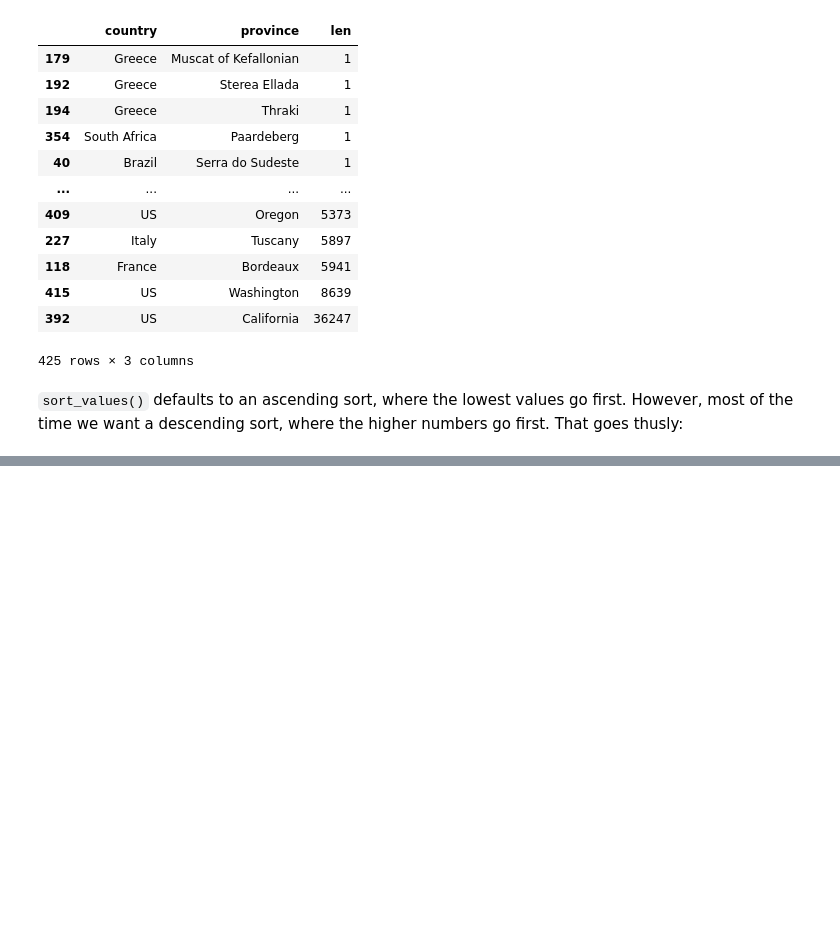
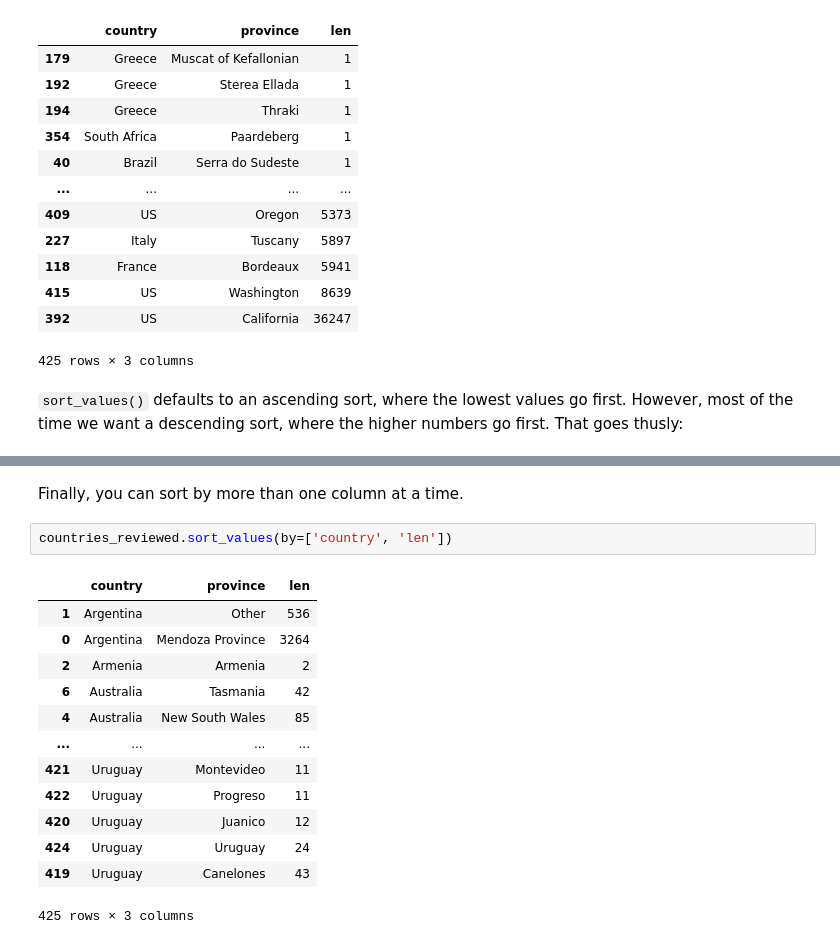
Before and after one commit to laurahuggon/tutorial_python, a Jupyter notebook: Kaggle_Pandas/Grouping-and-Sorting.ipynb, the cells around one changed output, grey strips where cells are left out. Cells and saved outputs as stored; diff of their text form; blank space fills up the shorter version.

```diff
--- a/Kaggle_Pandas/Grouping-and-Sorting.ipynb
+++ b/Kaggle_Pandas/Grouping-and-Sorting.ipynb
@@ -215,0 +250,18 @@ countries_reviewed.sort_values(by="len")
+# %% [markdown]
+Finally, you can sort by more than one column at a time.
+# %%
+countries_reviewed.sort_values(by=['country', 'len'])
+# %% [output]
+|  | country | province | len |
+| 1 | Argentina | Other | 536 |
+| 0 | Argentina | Mendoza Province | 3264 |
+| 2 | Armenia | Armenia | 2 |
+| 6 | Australia | Tasmania | 42 |
+| 4 | Australia | New South Wales | 85 |
+| ... | ... | ... | ... |
+| 421 | Uruguay | Montevideo | 11 |
+| 422 | Uruguay | Progreso | 11 |
+| 420 | Uruguay | Juanico | 12 |
+| 424 | Uruguay | Uruguay | 24 |
+| 419 | Uruguay | Canelones | 43 |
+425 rows × 3 columns
```
Also changed, not shown: parts of 3 cells of this notebook.
